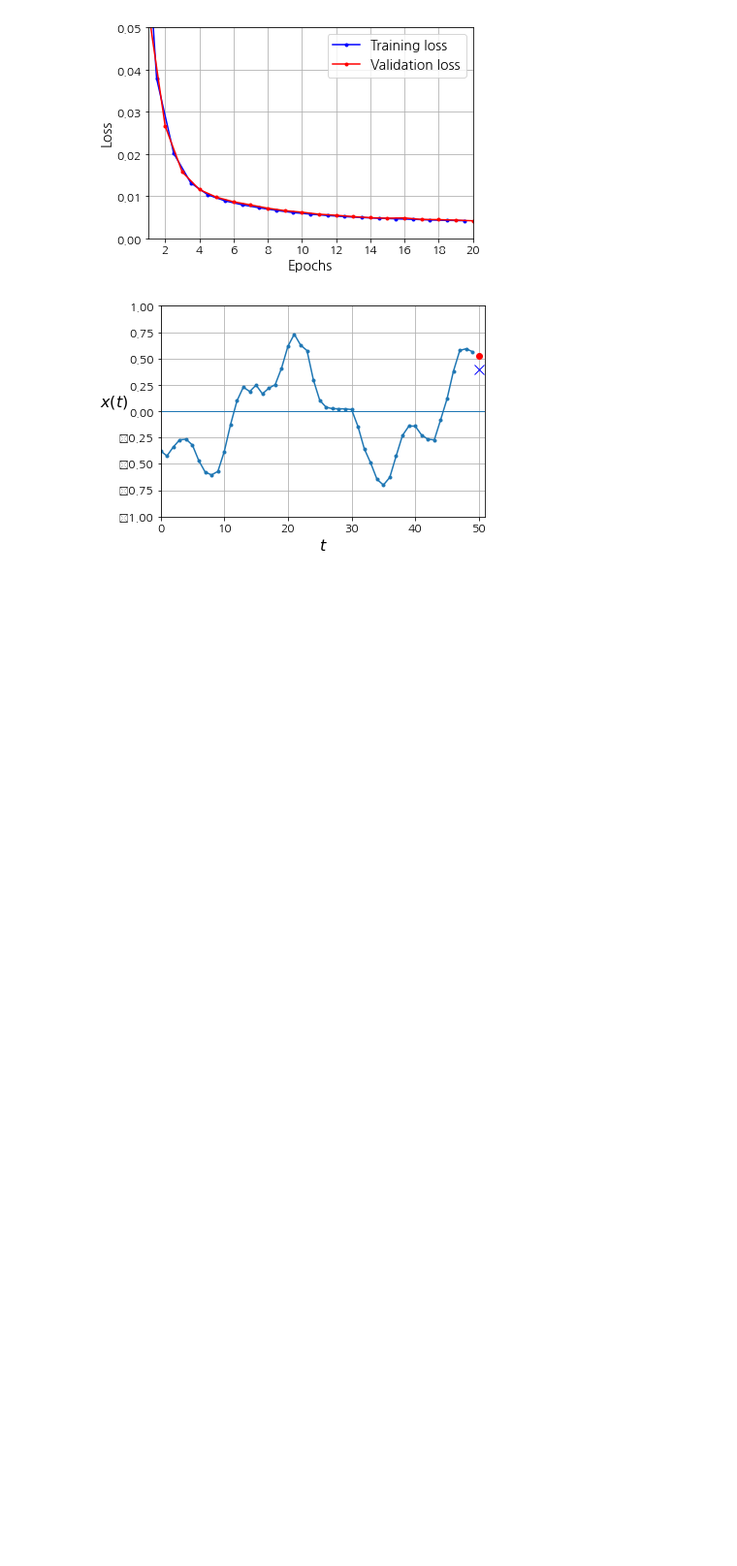
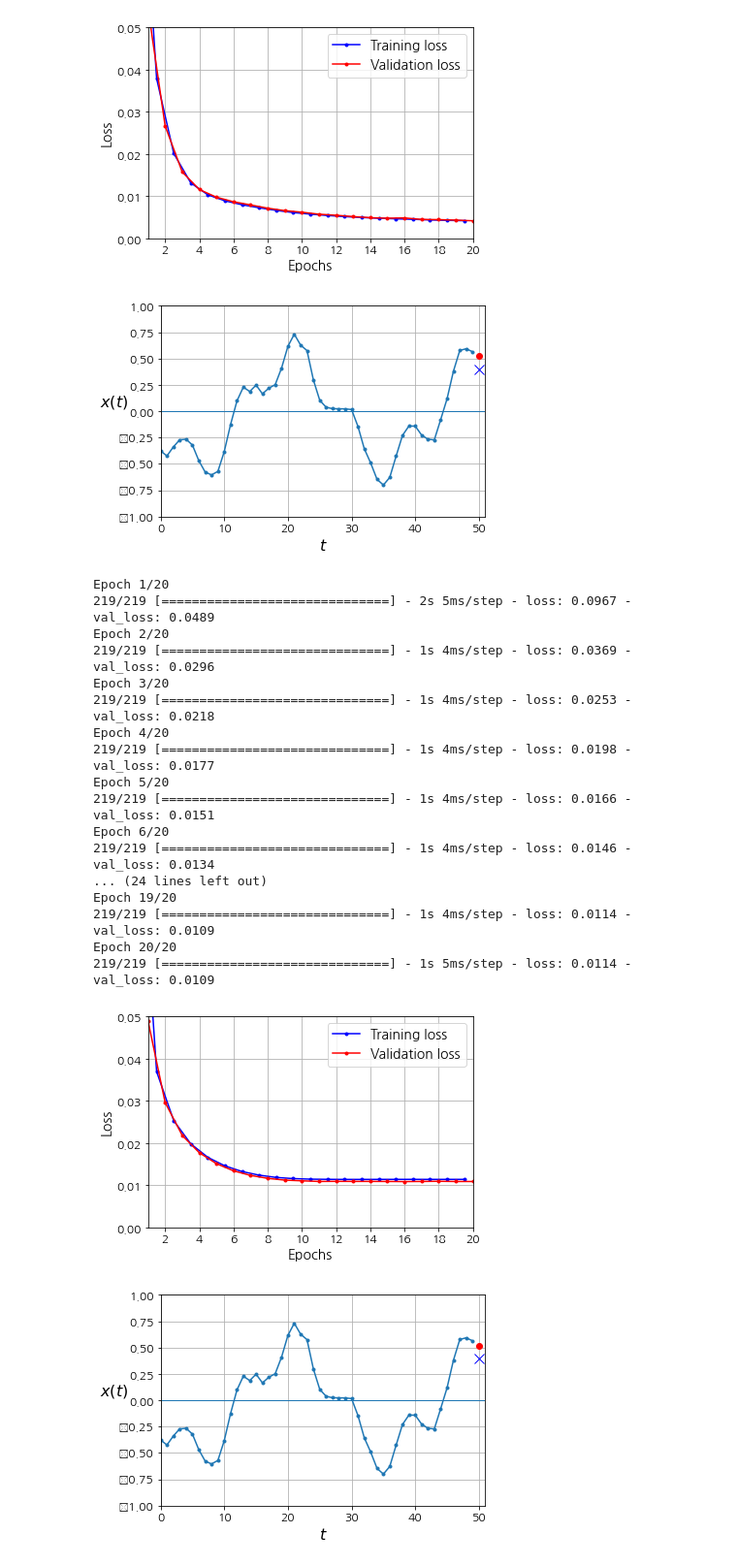
Before and after one commit to floating218/deep-learning-study, a Jupyter notebook: 딥러닝응용/sequence.ipynb, the cells around one changed output. Shown at 97% size. Saved outputs shown, nothing was run; the diff lists cells and outputs as text; code cells hidden in the pictures; blank space fills up the shorter version.

```diff
--- a/딥러닝응용/sequence.ipynb
+++ b/딥러닝응용/sequence.ipynb
@@ -170,0 +168,43 @@ Epoch 20/20
+# %%
+# 단순한 RNN: keras.layers.SimpleRNN
+# 하이퍼볼릭 탄젠트 활성화 함수
+
+
+np.random.seed(42)
+tf.random.set_seed(42)
+
+model = keras.models.Sequential([
+    keras.layers.SimpleRNN(1, input_shape=[None, 1])
+])
+
+optimizer = keras.optimizers.Adam(learning_rate=0.005)
+model.compile(loss="mse", optimizer=optimizer)
+history = model.fit(X_train, y_train, epochs=20,
+                    validation_data=(X_valid, y_valid))
+
+plot_learning_curves(history.history["loss"], history.history["val_loss"])
+plt.show()
+
+y_pred = model.predict(X_valid)
+plot_series(X_valid[0, :, 0], y_valid[0, 0], y_pred[0, 0])
+plt.show()
+# %% [output]
+Epoch 1/20
+219/219 [==============================] - 2s 5ms/step - loss: 0.0967 - val_loss: 0.0489
+Epoch 2/20
+219/219 [==============================] - 1s 4ms/step - loss: 0.0369 - val_loss: 0.0296
+Epoch 3/20
+219/219 [==============================] - 1s 4ms/step - loss: 0.0253 - val_loss: 0.0218
+Epoch 4/20
+219/219 [==============================] - 1s 4ms/step - loss: 0.0198 - val_loss: 0.0177
+Epoch 5/20
+219/219 [==============================] - 1s 4ms/step - loss: 0.0166 - val_loss: 0.0151
+Epoch 6/20
+219/219 [==============================] - 1s 4ms/step - loss: 0.0146 - val_loss: 0.0134
+... (24 lines left out)
+Epoch 19/20
+219/219 [==============================] - 1s 4ms/step - loss: 0.0114 - val_loss: 0.0109
+Epoch 20/20
+219/219 [==============================] - 1s 5ms/step - loss: 0.0114 - val_loss: 0.0109
+[figure, added]
+[figure, added]
```
Also changed, not shown: parts of 6 cells of this notebook.
